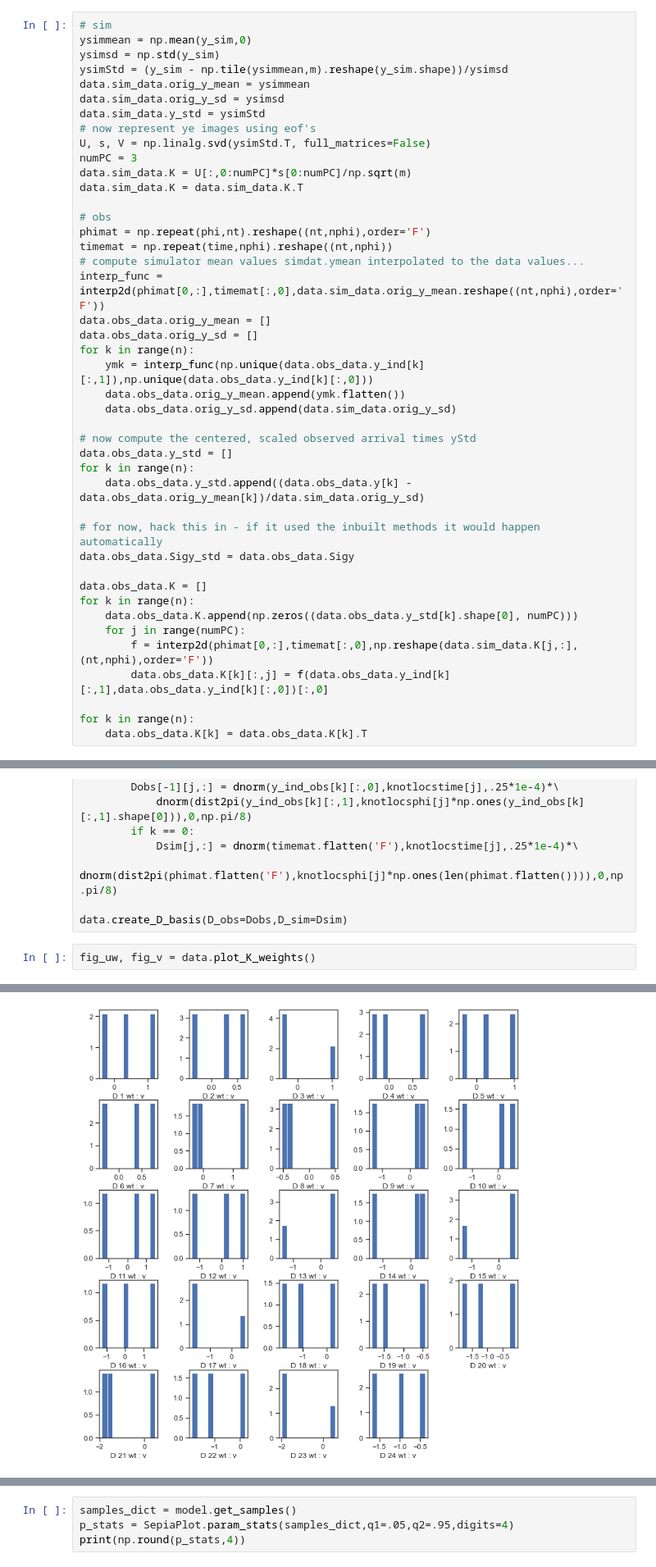
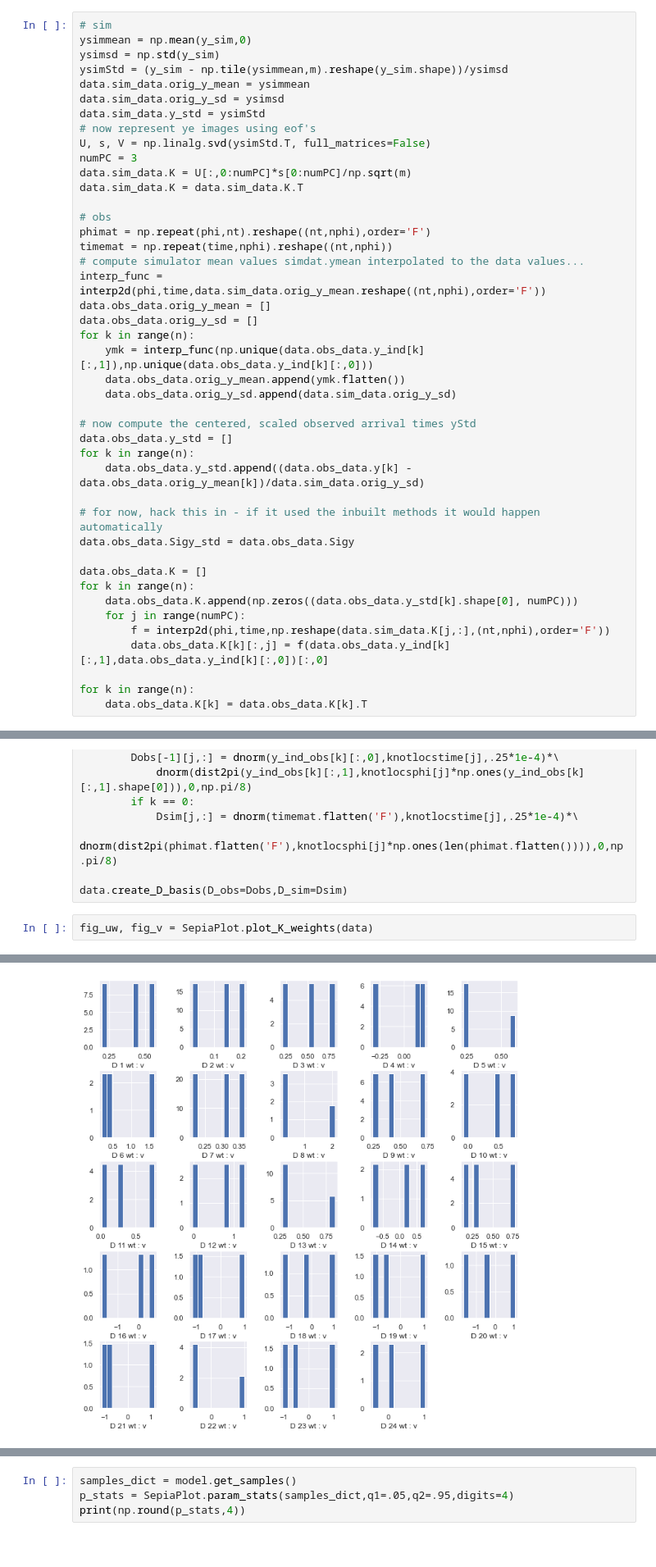
Before and after one commit to lanl/SEPIA, a Jupyter notebook: examples/Neddermeyer/neddermeyer.ipynb, the cells around one changed output, grey strips where cells are left out. Shown at 82% size. Saved outputs shown, nothing was run; the diff lists cells and outputs as text.

Commit message:
move plots to SepiaPlot and fix calls and docs

```diff
--- a/examples/Neddermeyer/neddermeyer.ipynb
+++ b/examples/Neddermeyer/neddermeyer.ipynb
@@ -225,7 +235,7 @@ data.sim_data.K = data.sim_data.K.T
 phimat = np.repeat(phi,nt).reshape((nt,nphi),order='F')
 timemat = np.repeat(time,nphi).reshape((nt,nphi))
 # compute simulator mean values simdat.ymean interpolated to the data values...
-interp_func = interp2d(phimat[0,:],timemat[:,0],data.sim_data.orig_y_mean.reshape((nt,nphi),order='F'))
+interp_func = interp2d(phi,time,data.sim_data.orig_y_mean.reshape((nt,nphi),order='F'))
 data.obs_data.orig_y_mean = []
 data.obs_data.orig_y_sd = []
 for k in range(n):
@@ -245,7 +255,7 @@ data.obs_data.K = []
 for k in range(n):
     data.obs_data.K.append(np.zeros((data.obs_data.y_std[k].shape[0], numPC)))
     for j in range(numPC):
-        f = interp2d(phimat[0,:],timemat[:,0],np.reshape(data.sim_data.K[j,:],(nt,nphi),order='F'))
+        f = interp2d(phi,time,np.reshape(data.sim_data.K[j,:],(nt,nphi),order='F'))
         data.obs_data.K[k][:,j] = f(data.obs_data.y_ind[k][:,1],data.obs_data.y_ind[k][:,0])[:,0]
 
 for k in range(n):
@@ -279,5 +289,5 @@ for k in range(n):
 
 data.create_D_basis(D_obs=Dobs,D_sim=Dsim)
 # %%
-fig_uw, fig_v = data.plot_K_weights()
+fig_uw, fig_v = SepiaPlot.plot_K_weights(data)
 # %% [output]
@@ -285,4 +295,4 @@ fig_uw, fig_v = data.plot_K_weights()
-[figure, old version]
+[figure, new version]
 # %%
 # plot K basis (simulation)
 from matplotlib import cm
```
Also changed, not shown: parts of 4 cells of this notebook, 26 other files.
